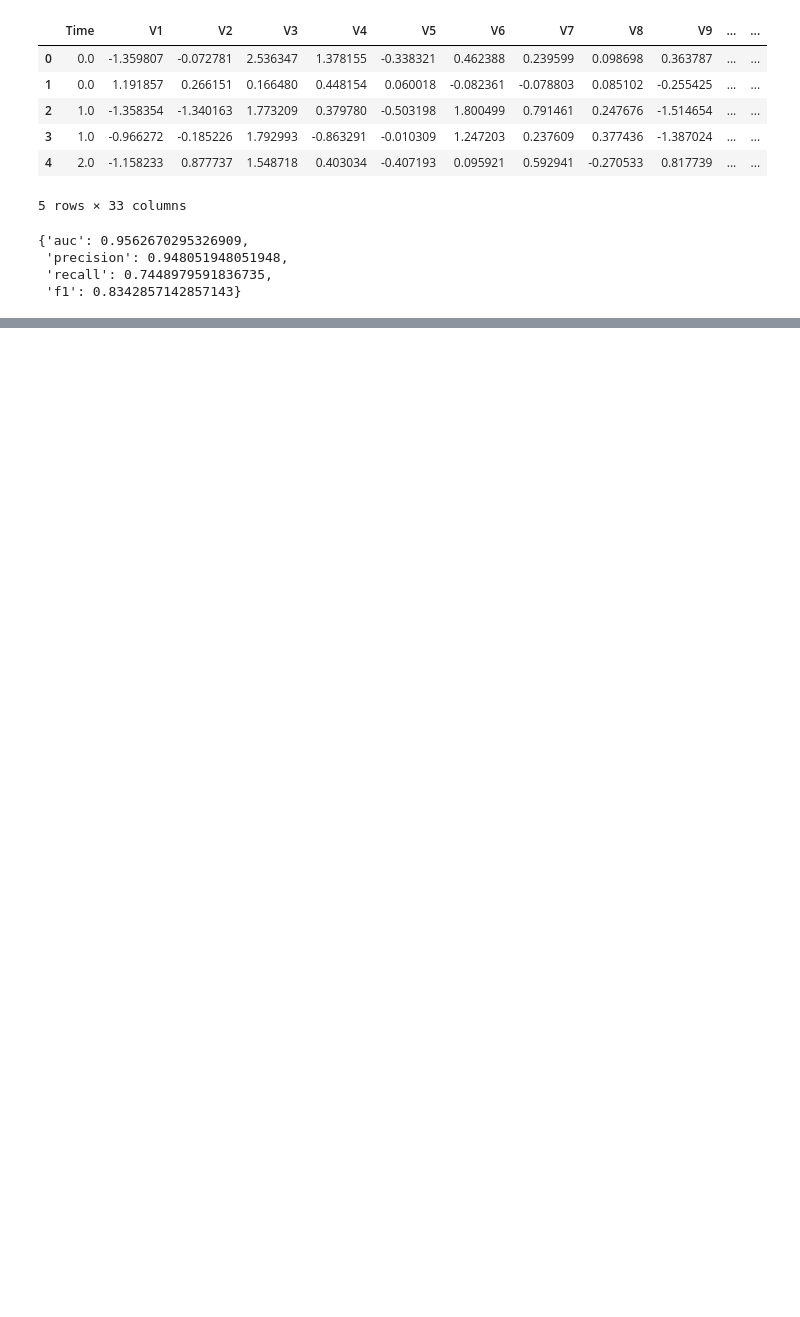
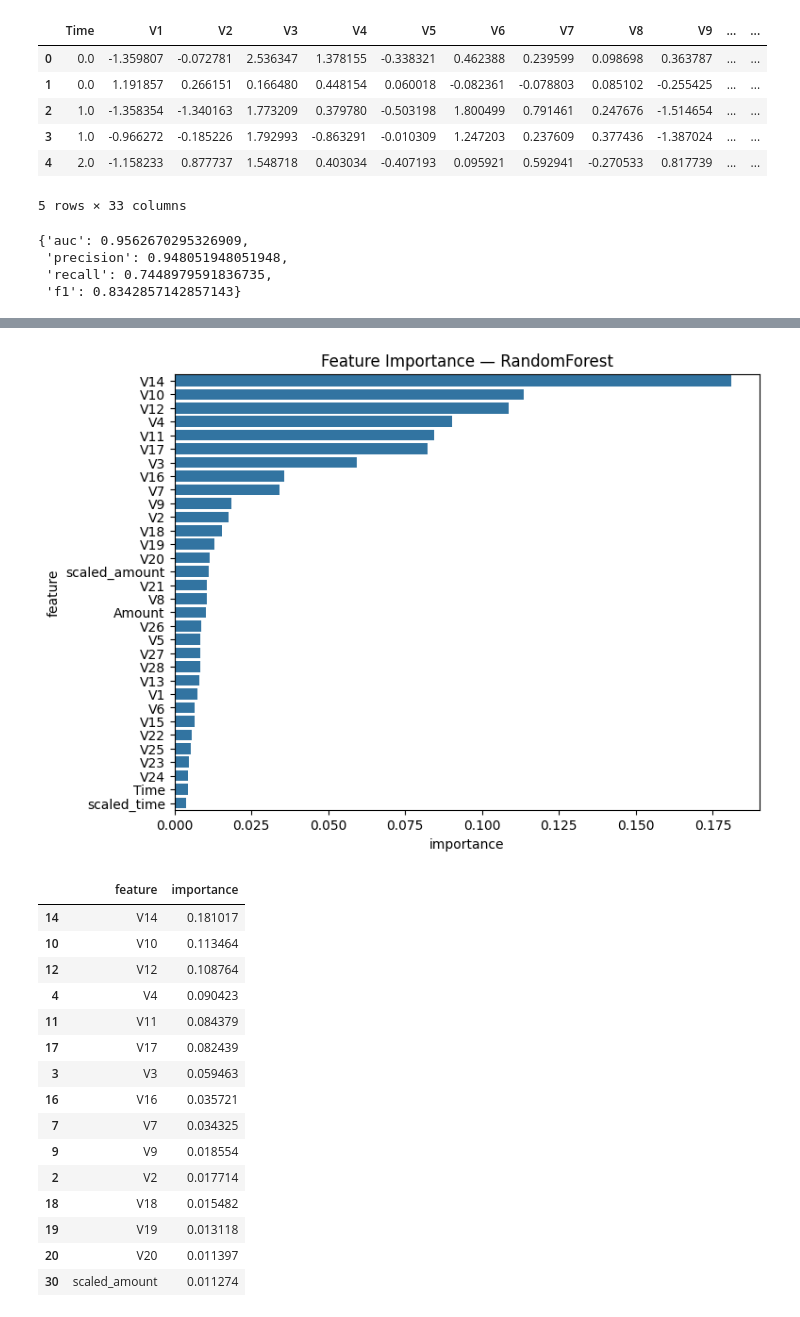
Before and after one commit to Rodrigues1001/Projeto_ia, a Jupyter notebook: notebooks/pipeline.ipynb, the cells around one changed output, grey strips where cells are left out. Saved outputs shown, nothing was run; the diff lists cells and outputs as text; code cells hidden in the pictures; blank space fills up the shorter version.

```diff
--- a/notebooks/pipeline.ipynb
+++ b/notebooks/pipeline.ipynb
@@ -121 +142,34 @@ NameError: name 'metrics_new' is not defined
+# %%
+importances = model.feature_importances_
+feature_names = list(X_transformed.columns)
+
+feat_imp = pd.DataFrame({
+    "feature": feature_names,
+    "importance": importances
+}).sort_values("importance", ascending=False)
+
+plt.figure(figsize=(8,6))
+sns.barplot(y="feature", x="importance", data=feat_imp)
+plt.title("Feature Importance — RandomForest")
+plt.show()
+
+feat_imp.head(15)
+# %% [output]
+[figure, added]
+|  | feature | importance |
+| 14 | V14 | 0.181017 |
+| 10 | V10 | 0.113464 |
+| 12 | V12 | 0.108764 |
+| 4 | V4 | 0.090423 |
+| 11 | V11 | 0.084379 |
+| 17 | V17 | 0.082439 |
+| 3 | V3 | 0.059463 |
+| 16 | V16 | 0.035721 |
+| 7 | V7 | 0.034325 |
+| 9 | V9 | 0.018554 |
+| 2 | V2 | 0.017714 |
+| 18 | V18 | 0.015482 |
+| 19 | V19 | 0.013118 |
+| 20 | V20 | 0.011397 |
+| 30 | scaled_amount | 0.011274 |
 # %%
```
Also changed, not shown: parts of 10 cells of this notebook.
